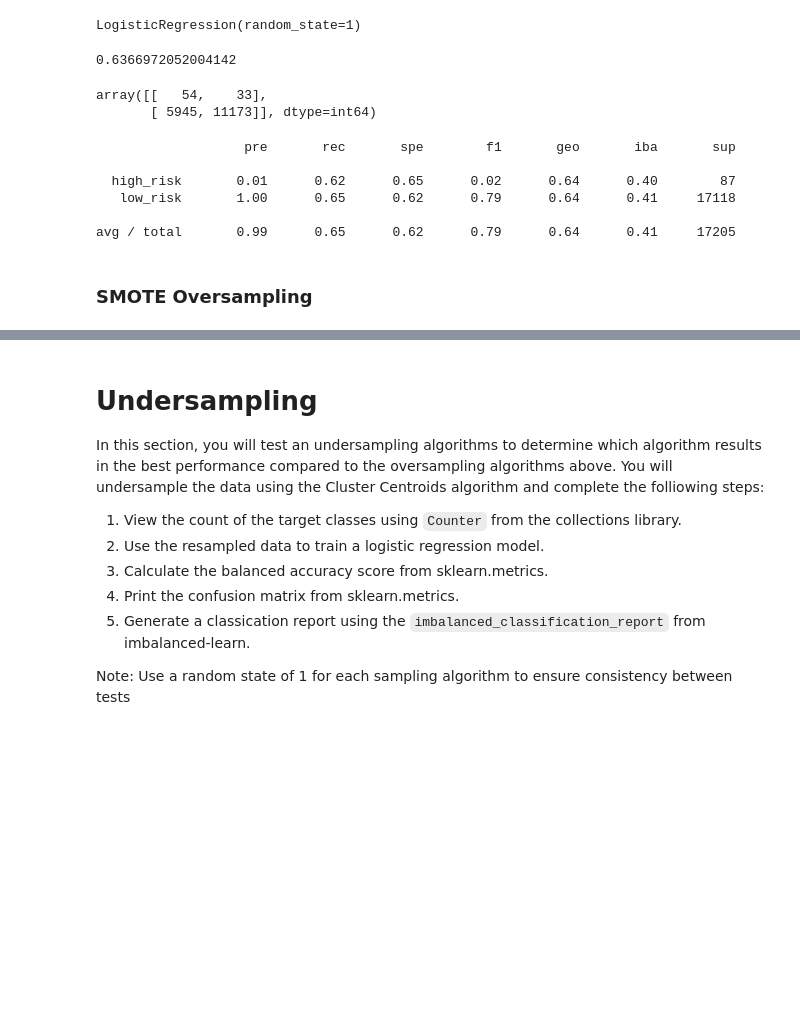
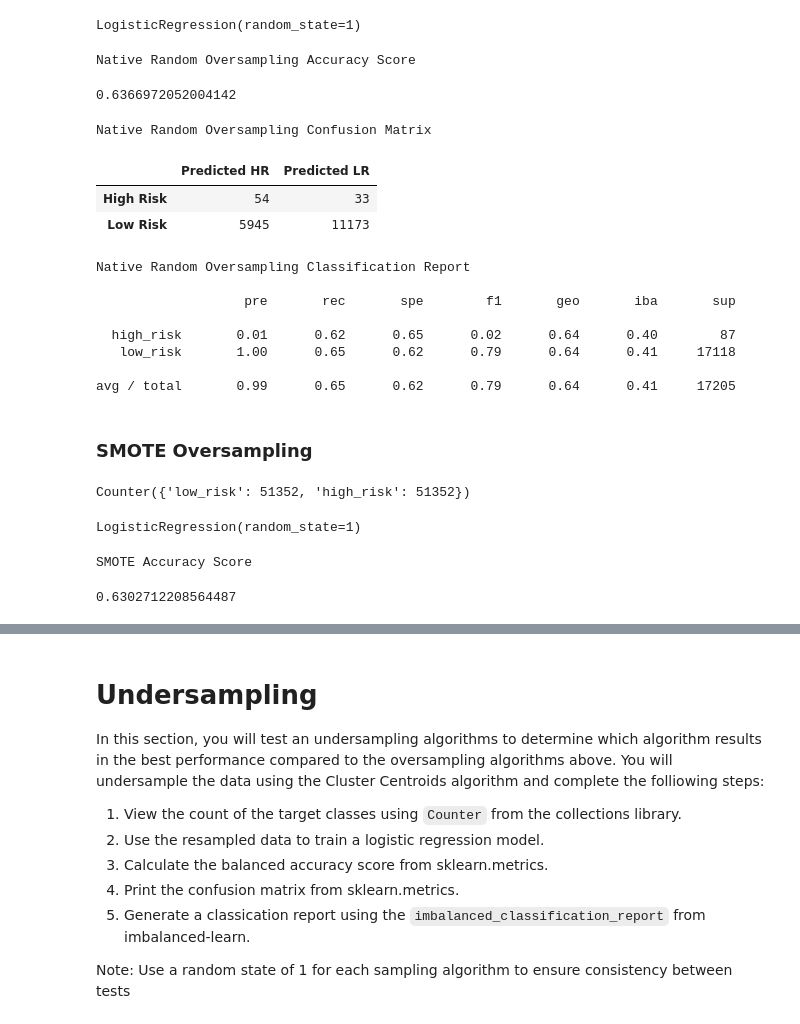
Before and after one commit to aberloro/Credit_Risk_Analysis, a Jupyter notebook: credit_risk_resampling.ipynb, the cells around one changed output, grey strips where cells are left out. Saved outputs shown, nothing was run; the diff lists cells and outputs as text; code cells hidden in the pictures; blank space fills up the shorter version.

Commit message:
adding code for D1 SMOTE oversampling

```diff
--- a/credit_risk_resampling.ipynb
+++ b/credit_risk_resampling.ipynb
@@ -178,21 +178,36 @@ y_pred = model.predict(X_test)
 
 # Calculated the balanced accuracy score
 from sklearn.metrics import balanced_accuracy_score
+
+print("Native Random Oversampling Accuracy Score")
 balanced_accuracy_score(y_test, y_pred)
 # %% [output]
-0.6366972052004142
+Native Random Oversampling Accuracy Score
+0.6366972052004142
 # %%
-# Display the confusion matrix
+# Display the confusion matrix as dataframe
 from sklearn.metrics import confusion_matrix
-confusion_matrix(y_test, y_pred)
+
+NRO_CM = confusion_matrix(y_test, y_pred)
+NRO_CMdf = pd.DataFrame(NRO_CM, index=["High Risk", "Low Risk"], columns=["Predicted HR", "Predicted LR"])
+
+print("Native Random Oversampling Confusion Matrix")
+NRO_CMdf
 # %% [output]
-array([[   54,    33],
-       [ 5945, 11173]], dtype=int64)
+Native Random Oversampling Confusion Matrix
+|  | Predicted HR | Predicted LR |
+| High Risk | 54 | 33 |
+| Low Risk | 5945 | 11173 |
 # %%
 # Print the imbalanced classification report
 from imblearn.metrics import classification_report_imbalanced
+
+print("Native Random Oversampling Classification Report")
+print(" ")
 print(classification_report_imbalanced(y_test, y_pred))
 # %% [output]
+Native Random Oversampling Classification Report
+
                    pre       rec       spe        f1       geo       iba       sup
 
   high_risk       0.01      0.62      0.65      0.02      0.64      0.40        87
@@ -215,0 +219,31 @@ avg / total       0.99      0.65      0.62      0.79      0.64      0.41     172
+# %%
+# Resample the training data with SMOTE
+
+from imblearn.over_sampling import SMOTE
+
+# use fit_resample to train and oversample SMOTE model in one step
+X_resampled, y_resampled = SMOTE(random_state=1, sampling_strategy='auto').fit_resample(
+    X_train, y_train)
+
+#verify class count is balanced
+Counter(y_resampled)
+# %% [output]
+Counter({'low_risk': 51352, 'high_risk': 51352})
+# %%
+# train logistic regression model w SMOTE oversampled data
+
+model = LogisticRegression(solver='lbfgs', random_state=1)
+model.fit(X_resampled, y_resampled)
+# %% [output]
+LogisticRegression(random_state=1)
+# %%
+# predict
+y_pred = model.predict(X_test)
+
+# Calculated the balanced accuracy score
+
+print("SMOTE Accuracy Score")
+balanced_accuracy_score(y_test, y_pred)
+# %% [output]
+SMOTE Accuracy Score
+0.6302712208564487
```
Also changed, not shown: parts of 6 cells of this notebook.
